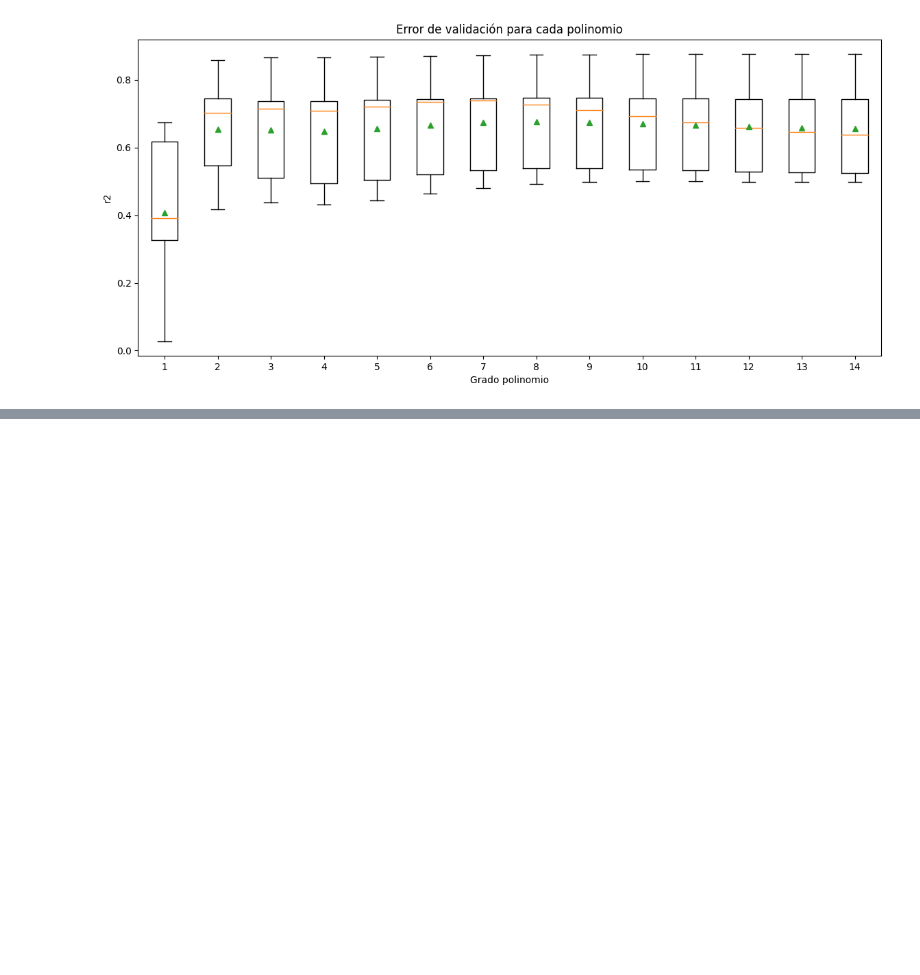
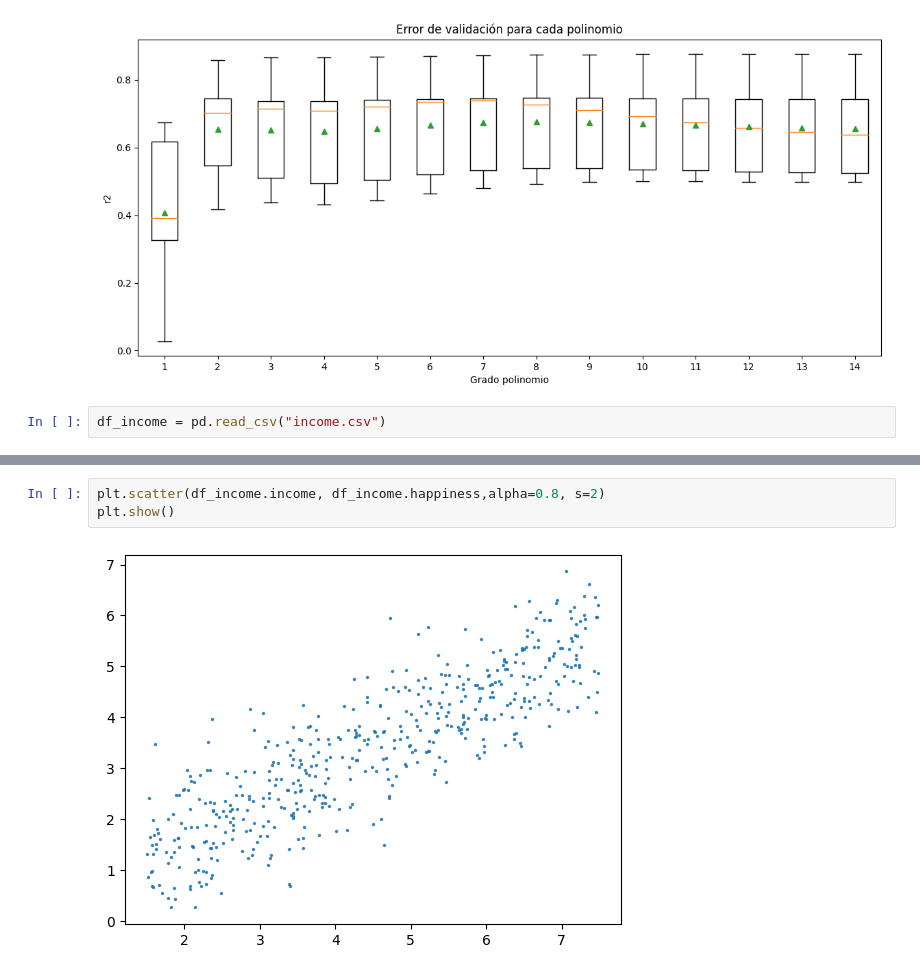
Before and after one commit to pedromperezc/Intro-AI, a Jupyter notebook: clase_5/ejercicio clase 5.ipynb, the cells around one changed output, grey strips where cells are left out. Cells and saved outputs as stored; diff of their text form; blank space fills up the shorter version.

```diff
--- a/clase_5/ejercicio clase 5.ipynb
+++ b/clase_5/ejercicio clase 5.ipynb
@@ -361,3 +361,5 @@ axes.set_title("Error de validación para cada polinomio");
 plt.show()
 # %% [output]
 [figure]
+# %%
+df_income = pd.read_csv("income.csv")
@@ -363,0 +375,5 @@ plt.show()
+# %%
+plt.scatter(df_income.income, df_income.happiness,alpha=0.8, s=2)
+plt.show()
+# %% [output]
+[figure, added]
```
Also changed, not shown: parts of 3 cells of this notebook.
